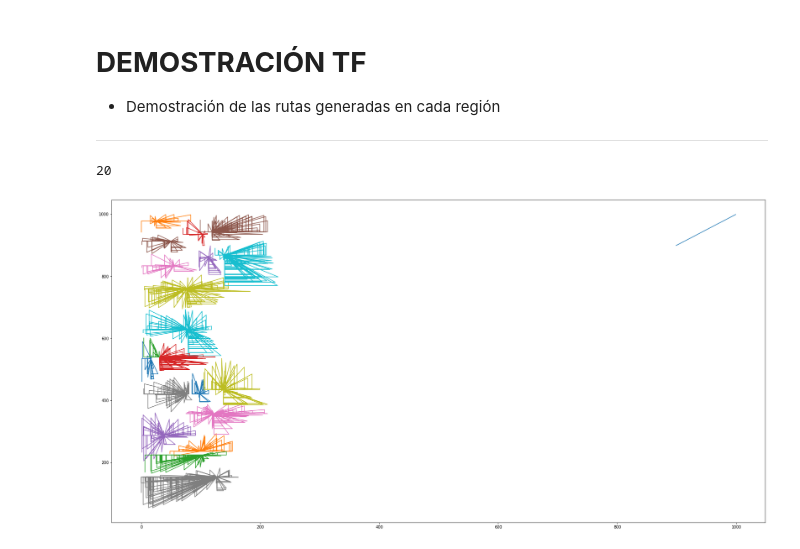
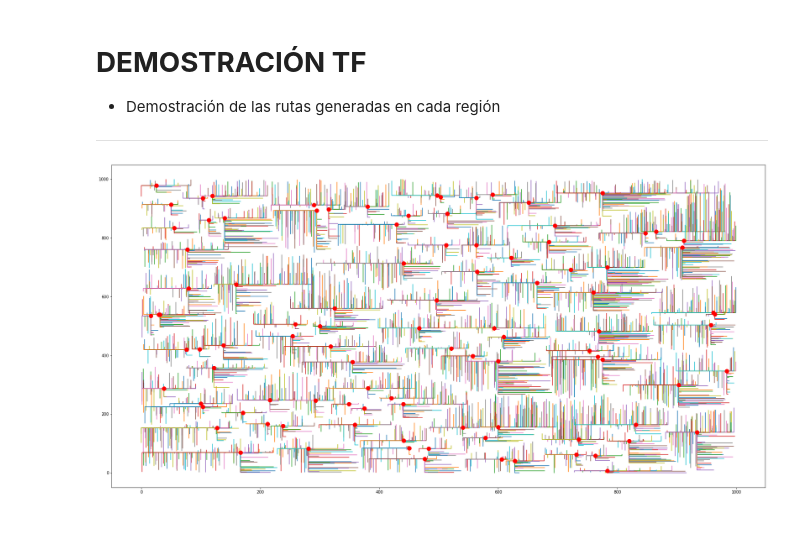
Before and after one commit to billguerrerog/cc41_tf_201821590_20181B402_201811208_201823346_201823838, a Jupyter notebook: Graph.ipynb, the cells around one changed output. Drawn from its saved outputs; the diff is of its cells as text; code cells hidden in the pictures.

```diff
--- a/Graph.ipynb
+++ b/Graph.ipynb
@@ -818,33 +783,48 @@ routes_dict = find_routes_for_all_storages(asigned_delivery_points, my_regions_r
-# %%
-print(len(routes_dict))
-# %% [output]
-20
+# %%
+#Join all routes
+my_regions_routes_1.extend(my_regions_routes_2)
+my_regions_routes_1.extend(my_regions_routes_3)
+my_regions_routes_1.extend(my_regions_routes_4)
+my_regions_routes_1.extend(my_regions_routes_5)
+
+#Get all routes from regions
+routes_dict = find_routes_for_all_storages(asigned_delivery_points, my_regions_routes_1)
 # %%
 import numpy as np
 import matplotlib.pyplot as plt
 
-routes_to_coords = []
+def get_alm_coords_from_dict(from_dict):
+    alm_coords_list = []
+    for i in routes_dict.keys():
+        x, y = get_coords(i)
+        aux = [x, y]
+        alm_coords_list.append(aux)
+    return alm_coords_list
+
+alm_nodes_list = get_alm_coords_from_dict(routes_dict)
+
+regions_routes_to_coords = []
 for storage in routes_dict.keys():
-    route_to_coords = []
+    region_route_to_coords = []
     for delivery in routes_dict[storage]:
+        route_to_delivery = []
         for point in routes_dict[storage][delivery]:
             x, y = get_coords(point)
             aux = [x, y]
-            route_to_coords.append(aux)
-    routes_to_coords.append(route_to_coords)
+            route_to_delivery.append(aux)
+        region_route_to_coords.append(route_to_delivery)
+    regions_routes_to_coords.append(region_route_to_coords)
 
-for i in routes_to_coords:
-    data = np.array(i)
-    plt.plot(*data.T)
+# Show regions routes
+for i in regions_routes_to_coords:
+    for j in i:
+        data = np.array(j)
+        plt.plot(*data.T)
 
-data = np.array([[999, 999], [899, 899]])
-plt.plot(*data.T)
+#Show storage points
+for i in alm_nodes_list:
+    plt.plot(i[0], i[1],marker="o", markersize=10, markeredgecolor="red", markerfacecolor="red")
 
 plt.show()
-
-# data = np.array([[1,2],[2,4],[3,5],[4,5], [3,2.5]])
-# #plt.plot(data[:, 0], data[:, 1])
-# plt.plot(*data.T)
-# plt.show()
 # %% [output]
-[figure, old version]
+[figure, new version]
```
Also changed, not shown: parts of 7 cells of this notebook.
